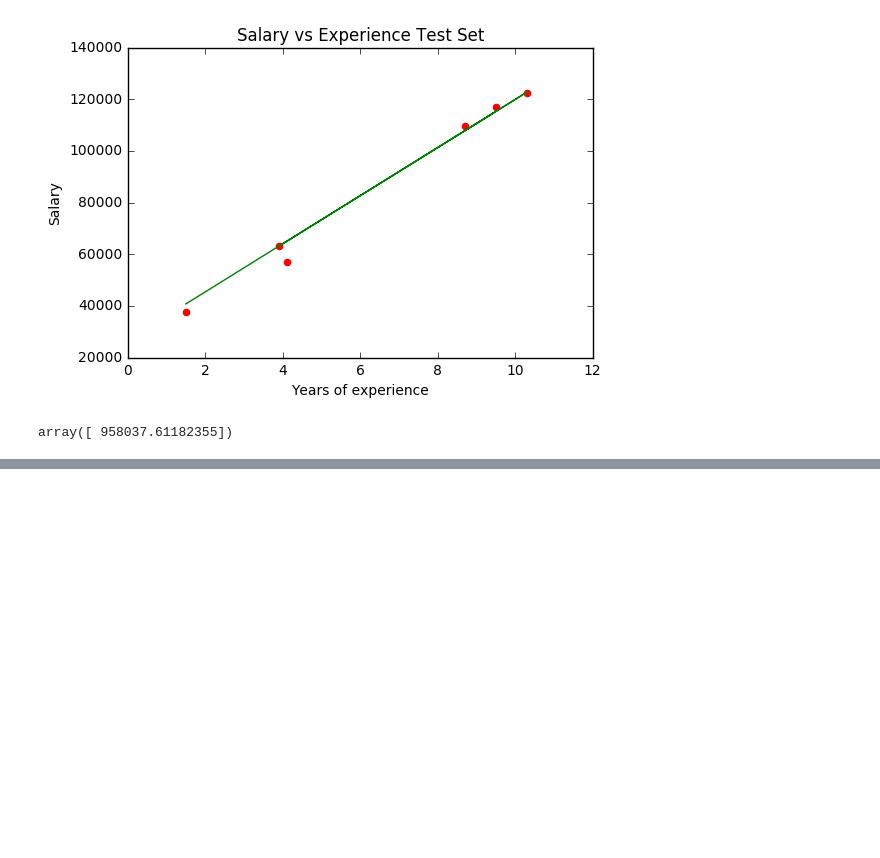
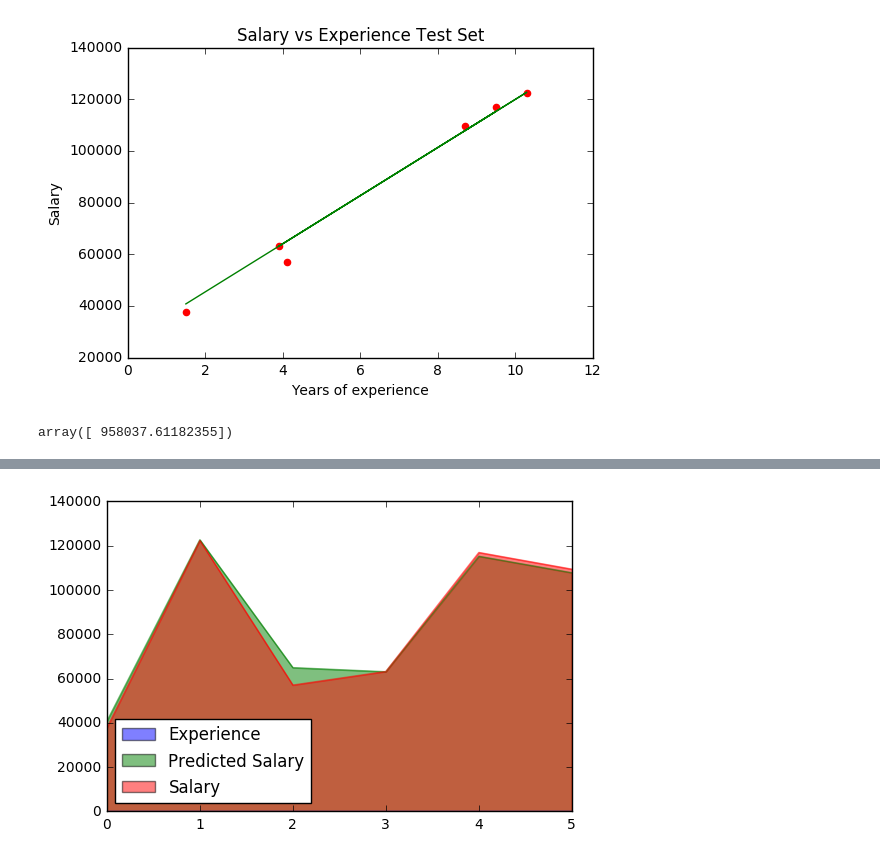
Before and after one commit to jithurjacob/MachineLearning_A-Z, a Jupyter notebook: Part 2 - Regression/Section 4 - Simple Linear Regression/mine/Simple Regression.ipynb, the cells around one changed output, grey strips where cells are left out. Saved outputs shown, nothing was run; the diff lists cells and outputs as text; code cells hidden in the pictures; blank space fills up the shorter version.

```diff
--- a/Part 2 - Regression/Section 4 - Simple Linear Regression/mine/Simple Regression.ipynb
+++ b/Part 2 - Regression/Section 4 - Simple Linear Regression/mine/Simple Regression.ipynb
@@ -77,0 +90,4 @@ array([ 958037.61182355])
+# %%
+output.plot.area(stacked=False);
+# %% [output]
+[figure, added]
```
Also changed, not shown: parts of 4 cells of this notebook.
